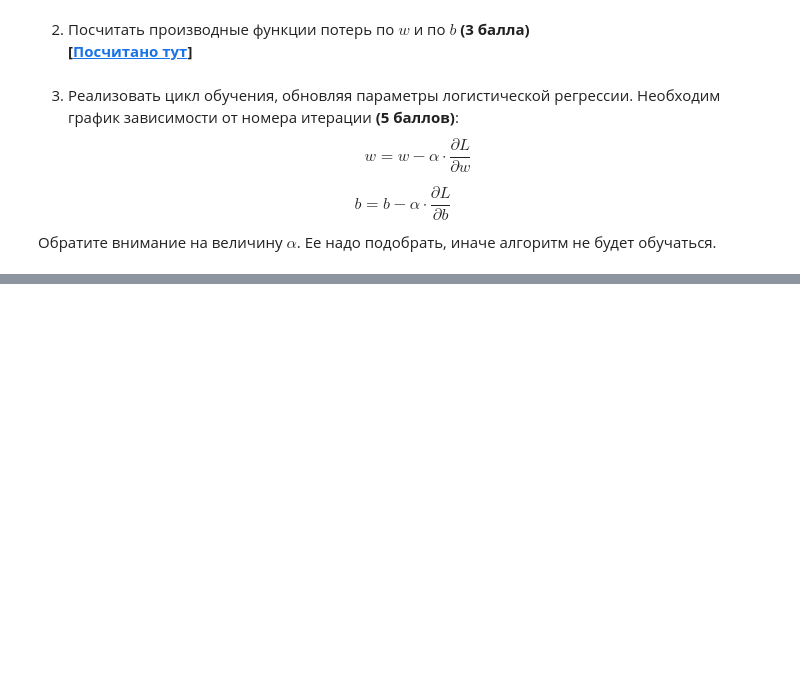
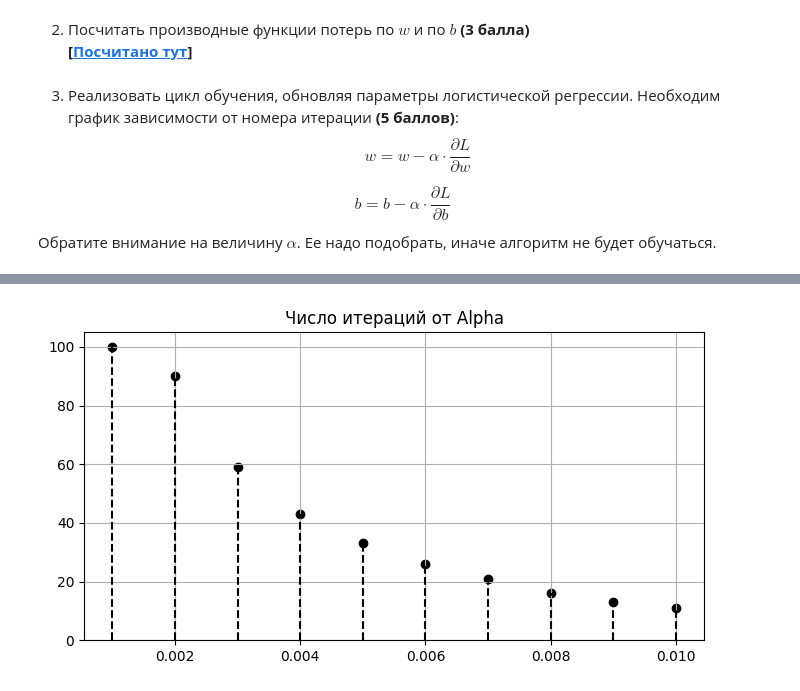
Before and after one commit to DartSuslik42/Workshop-DL, a Jupyter notebook: HW_1/main.ipynb, the cells around one changed output, grey strips where cells are left out. Cells and saved outputs as stored; diff of their text form; code cells hidden in the pictures; blank space fills up the shorter version.

```diff
--- a/HW_1/main.ipynb
+++ b/HW_1/main.ipynb
@@ -207,0 +232,44 @@ print(accuracy_score(dataset_test_labels, model_prediction))
+# %%
+LOSS_MIN = 0.05
+ALPHA_NUM = 10
+ALPHA_LEFT = 0.001
+ALPHA_RIGHT = 0.01
+
+alpha_array = np.linspace(ALPHA_LEFT, ALPHA_RIGHT, ALPHA_NUM)
+alpha_iter_num = np.zeros(len(alpha_array))
+
+MAX_ITER = 100
+
+for k in range(ALPHA_NUM):
+    model = LogisticRegression(256**2)
+    loss = Loss()
+    optimizer = Optimizer(alpha_array[k])
+
+    for i in range(MAX_ITER):
+        # forward
+        model_prediction = model.forward(dataset_train_data)
+
+        # Начинать проверку на тестовом датасете при малом значении функции потерь
+        if(loss(model_prediction, dataset_train_labels) < LOSS_MIN):
+            alpha_iter_num[k] = i
+            # Выход из цикла обучения по достижению максимальной точности модели на тестовом датасете
+            if( 1 == accuracy_score(dataset_test_labels, np.where(model.forward(dataset_test_data)> 0.5, 1, 0))):
+                break
+
+        # backward
+        dw, db = loss.backward(model_prediction, dataset_train_labels, dataset_train_data)
+        optimizer.step(model, dw, db)
+
+    # Если за время выполнения функция потерь не уменьшилась достаточно
+    if(alpha_iter_num[k] == 0):
+        alpha_iter_num[k] = MAX_ITER
+
+plt.figure(figsize=(8, 4))
+plt.scatter(alpha_array, alpha_iter_num, color="black")
+plt.vlines(alpha_array, ymin=0, ymax=alpha_iter_num, linestyle='--', color="black")
+plt.ylim(0,None)
+plt.title("Число итераций от Alpha")
+plt.grid(True)
+plt.show()
+# %% [output]
+[figure, added]
```
Also changed, not shown: parts of 5 cells of this notebook.
